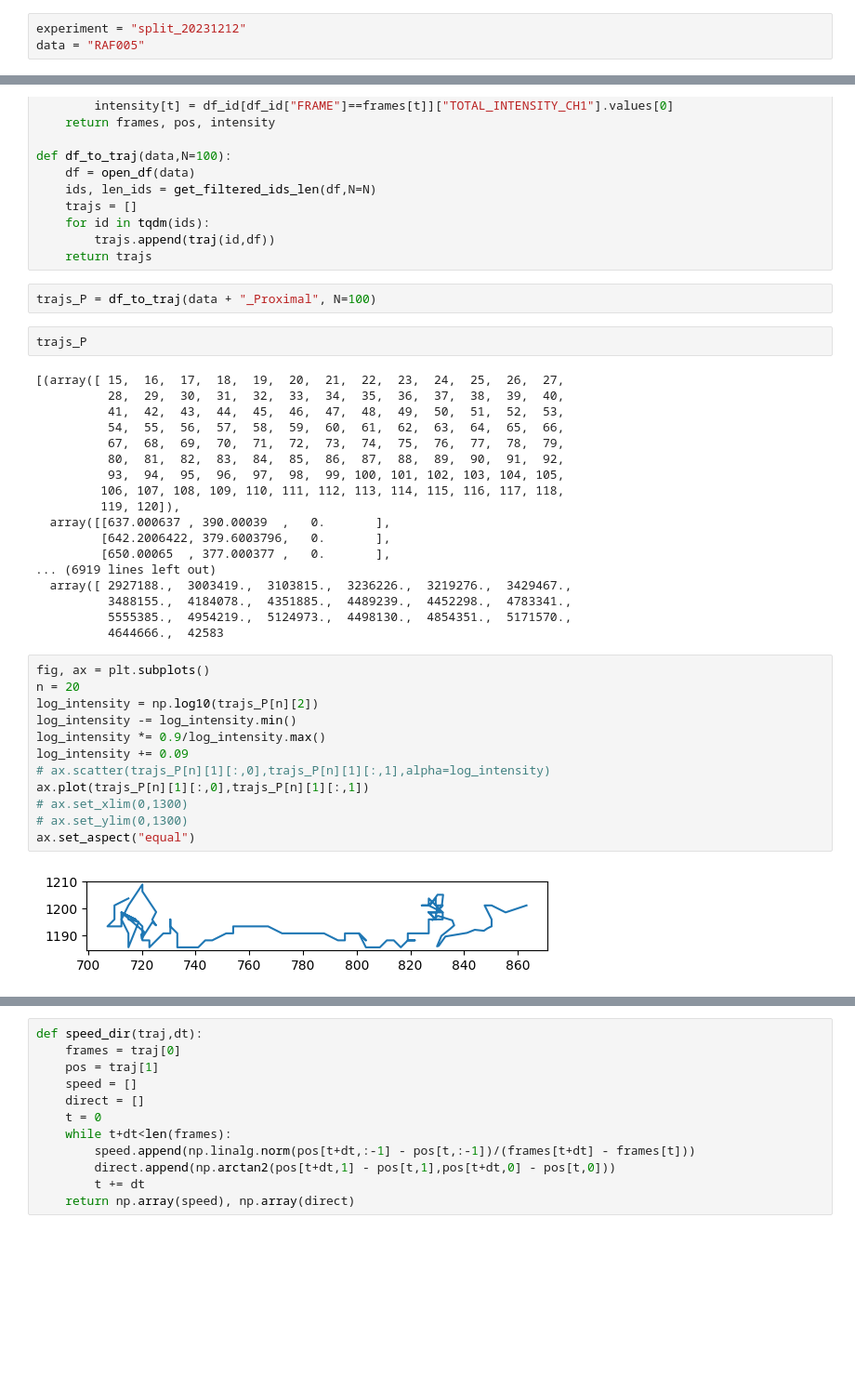
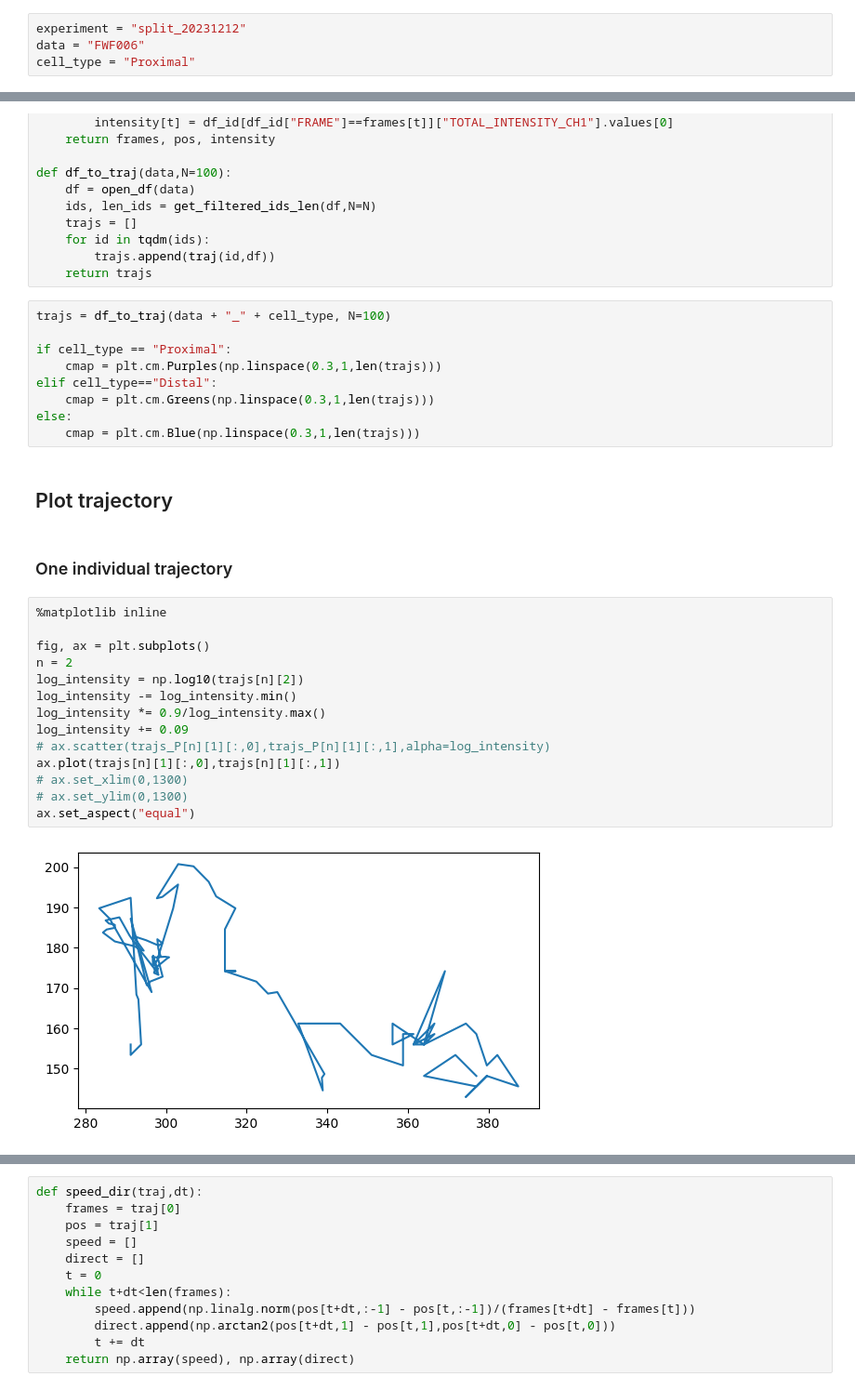
Before and after one commit to SteffenPL/MechanochemicalPatterns.jl, a Jupyter notebook: data_analysis_scripts/df_to_traj.ipynb, the cells around one changed output, grey strips where cells are left out. Shown: that part at 93% size. Saved outputs shown, nothing was run; the diff lists cells and outputs as text; blank space fills up the shorter version.

```diff
--- a/data_analysis_scripts/df_to_traj.ipynb
+++ b/data_analysis_scripts/df_to_traj.ipynb
@@ -7,6 +10,7 @@ from tqdm import tqdm
 # %%
 experiment = "split_20231212"
-data = "RAF005"
+data = "FWF006"
+cell_type = "Proximal"
 # %%
 def open_df(data,experiment=experiment):
     df = pd.read_csv(experiment + "/Automation_out/"+data+"_spots.csv",encoding='cp1252')
@@ -57,39 +61,32 @@ def df_to_traj(data,N=100):
     for id in tqdm(ids):
         trajs.append(traj(id,df))
     return trajs
-# %%
-trajs_P = df_to_traj(data + "_Proximal", N=100)
-# %%
-trajs_P
-# %% [output]
-[(array([ 15,  16,  17,  18,  19,  20,  21,  22,  23,  24,  25,  26,  27,
-          28,  29,  30,  31,  32,  33,  34,  35,  36,  37,  38,  39,  40,
-          41,  42,  43,  44,  45,  46,  47,  48,  49,  50,  51,  52,  53,
-          54,  55,  56,  57,  58,  59,  60,  61,  62,  63,  64,  65,  66,
-          67,  68,  69,  70,  71,  72,  73,  74,  75,  76,  77,  78,  79,
-          80,  81,  82,  83,  84,  85,  86,  87,  88,  89,  90,  91,  92,
-          93,  94,  95,  96,  97,  98,  99, 100, 101, 102, 103, 104, 105,
-         106, 107, 108, 109, 110, 111, 112, 113, 114, 115, 116, 117, 118,
-         119, 120]),
-  array([[637.000637 , 390.00039  ,   0.       ],
-         [642.2006422, 379.6003796,   0.       ],
-         [650.00065  , 377.000377 ,   0.       ],
-... (6919 lines left out)
-  array([ 2927188.,  3003419.,  3103815.,  3236226.,  3219276.,  3429467.,
-          3488155.,  4184078.,  4351885.,  4489239.,  4452298.,  4783341.,
-          5555385.,  4954219.,  5124973.,  4498130.,  4854351.,  5171570.,
-          4644666.,  42583
+# %%
+trajs = df_to_traj(data + "_" + cell_type, N=100)
+
+if cell_type == "Proximal":
+    cmap = plt.cm.Purples(np.linspace(0.3,1,len(trajs)))
+elif cell_type=="Distal":
+    cmap = plt.cm.Greens(np.linspace(0.3,1,len(trajs)))
+else:
+    cmap = plt.cm.Blue(np.linspace(0.3,1,len(trajs)))
+# %% [markdown]
+## Plot trajectory
+# %% [markdown]
+### One individual trajectory
 # %%
+%matplotlib inline
+
 fig, ax = plt.subplots()
-n = 20
-log_intensity = np.log10(trajs_P[n][2])
+n = 2
+log_intensity = np.log10(trajs[n][2])
 log_intensity -= log_intensity.min()
 log_intensity *= 0.9/log_intensity.max()
 log_intensity += 0.09
 # ax.scatter(trajs_P[n][1][:,0],trajs_P[n][1][:,1],alpha=log_intensity)
-ax.plot(trajs_P[n][1][:,0],trajs_P[n][1][:,1])
+ax.plot(trajs[n][1][:,0],trajs[n][1][:,1])
 # ax.set_xlim(0,1300)
 # ax.set_ylim(0,1300)
 ax.set_aspect("equal")
 # %% [output]
-[figure, old version]
+[figure, new version]
```
Also changed, not shown: parts of 18 cells of this notebook, 1 other file.
